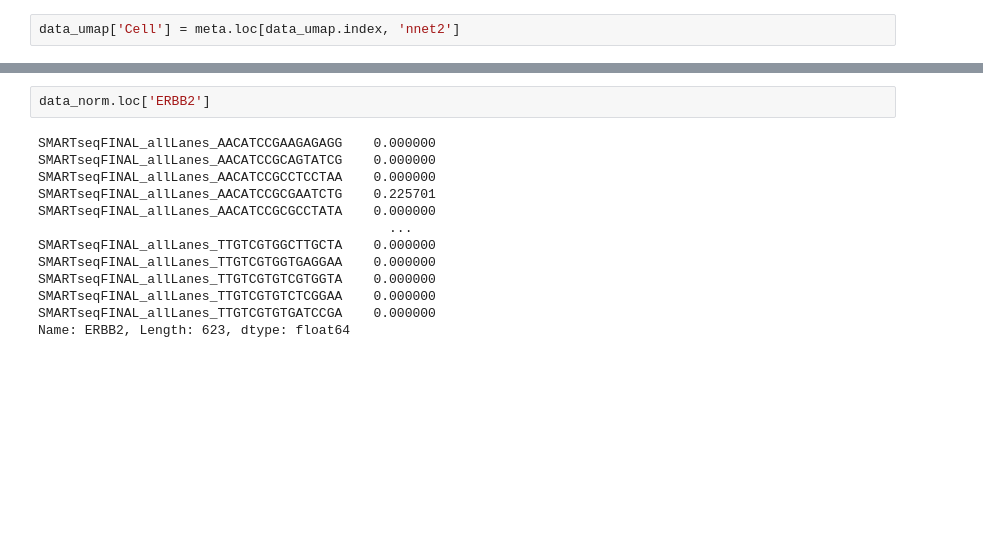
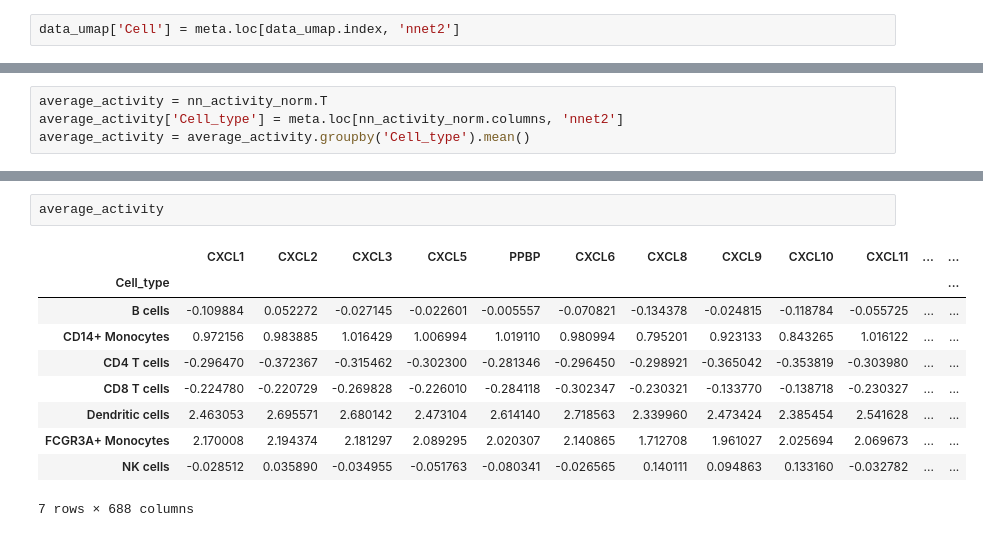
Before and after one commit to Vargeszti/Thesis, a Jupyter notebook: code/scRNAseq.ipynb, the cells around one changed output, grey strips where cells are left out. Cells and saved outputs as stored; diff of their text form; blank space fills up the shorter version.

```diff
--- a/code/scRNAseq.ipynb
+++ b/code/scRNAseq.ipynb
@@ -146,3 +101,7 @@ Name: B cells, Length: 213, dtype: float64
+# %%
+average_activity = nn_activity_norm.T
+average_activity['Cell_type'] = meta.loc[nn_activity_norm.columns, 'nnet2']
+average_activity = average_activity.groupby('Cell_type').mean()
 # %%
 average_activity.loc['CD8 T cells'].sort_values()
 # %% [output]
@@ -181,15 +120,13 @@ data_norm
-# %%
-data_norm.loc['ERBB2']
-# %% [output]
-SMARTseqFINAL_allLanes_AACATCCGAAGAGAGG    0.000000
-SMARTseqFINAL_allLanes_AACATCCGCAGTATCG    0.000000
-SMARTseqFINAL_allLanes_AACATCCGCCTCCTAA    0.000000
-SMARTseqFINAL_allLanes_AACATCCGCGAATCTG    0.225701
-SMARTseqFINAL_allLanes_AACATCCGCGCCTATA    0.000000
-                                             ...
-SMARTseqFINAL_allLanes_TTGTCGTGGCTTGCTA    0.000000
-SMARTseqFINAL_allLanes_TTGTCGTGGTGAGGAA    0.000000
-SMARTseqFINAL_allLanes_TTGTCGTGTCGTGGTA    0.000000
-SMARTseqFINAL_allLanes_TTGTCGTGTCTCGGAA    0.000000
-SMARTseqFINAL_allLanes_TTGTCGTGTGATCCGA    0.000000
-Name: ERBB2, Length: 623, dtype: float64
+# %%
+average_activity
+# %% [output]
+|  | CXCL1 | CXCL2 | CXCL3 | CXCL5 | PPBP | CXCL6 | CXCL8 | CXCL9 | CXCL10 | CXCL11 | ... | ... |
+| Cell_type |  |  |  |  |  |  |  |  |  |  |  | ... |
+| B cells | -0.109884 | 0.052272 | -0.027145 | -0.022601 | -0.005557 | -0.070821 | -0.134378 | -0.024815 | -0.118784 | -0.055725 | ... | ... |
+| CD14+ Monocytes | 0.972156 | 0.983885 | 1.016429 | 1.006994 | 1.019110 | 0.980994 | 0.795201 | 0.923133 | 0.843265 | 1.016122 | ... | ... |
+| CD4 T cells | -0.296470 | -0.372367 | -0.315462 | -0.302300 | -0.281346 | -0.296450 | -0.298921 | -0.365042 | -0.353819 | -0.303980 | ... | ... |
+| CD8 T cells | -0.224780 | -0.220729 | -0.269828 | -0.226010 | -0.284118 | -0.302347 | -0.230321 | -0.133770 | -0.138718 | -0.230327 | ... | ... |
+| Dendritic cells | 2.463053 | 2.695571 | 2.680142 | 2.473104 | 2.614140 | 2.718563 | 2.339960 | 2.473424 | 2.385454 | 2.541628 | ... | ... |
+| FCGR3A+ Monocytes | 2.170008 | 2.194374 | 2.181297 | 2.089295 | 2.020307 | 2.140865 | 1.712708 | 1.961027 | 2.025694 | 2.069673 | ... | ... |
+| NK cells | -0.028512 | 0.035890 | -0.034955 | -0.051763 | -0.080341 | -0.026565 | 0.140111 | 0.094863 | 0.133160 | -0.032782 | ... | ... |
+7 rows × 688 columns
```
Also changed, not shown: parts of 30 cells of this notebook, 1 other file.
